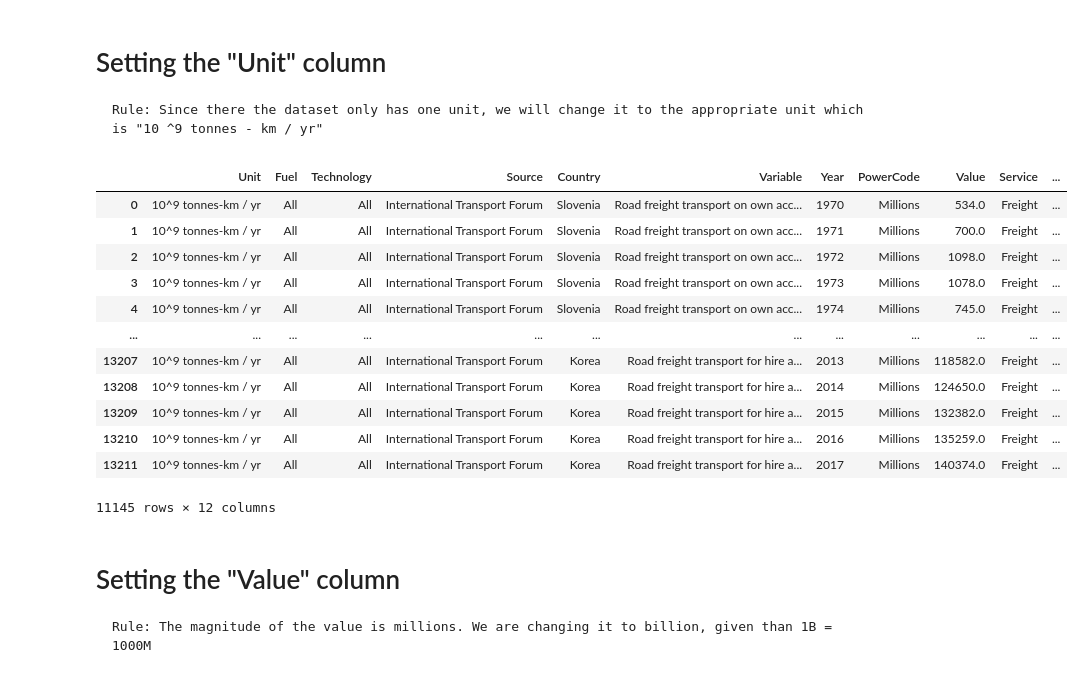
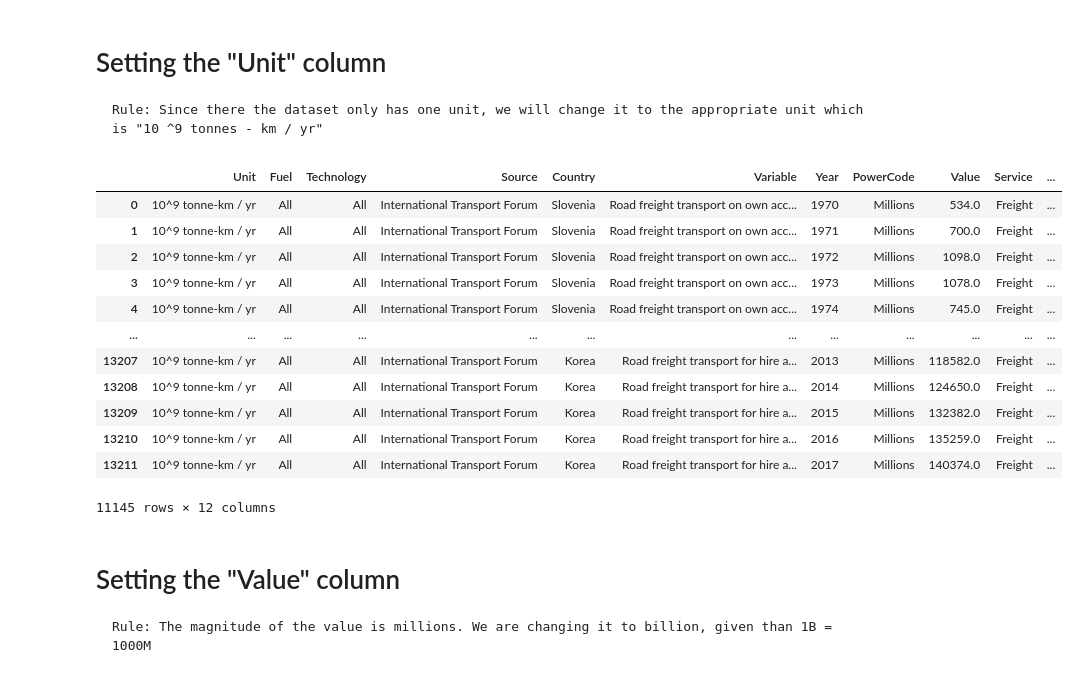
Before and after one commit to transportenergy/database, a Jupyter notebook: item/historical/scripts/T003.ipynb, the cells around one changed output. Saved outputs shown, nothing was run; the diff lists cells and outputs as text; code cells hidden in the pictures.

Commit message:
correcting the t003 unit

```diff
--- a/item/historical/scripts/T003.ipynb
+++ b/item/historical/scripts/T003.ipynb
@@ -366,21 +366,21 @@ set(df["Unit"])
 # %%
 # Erasing the current "Unit" column
 df.drop(columns=["Unit"], inplace = True)
-dataframeManager.simple_column_insert(df,ColumnName.UNIT.value,"10^9 tonnes-km / yr")
+dataframeManager.simple_column_insert(df,ColumnName.UNIT.value,"10^9 tonne-km / yr")
 df
 # %% [output]
 |  | Unit | Fuel | Technology | Source | Country | Variable | Year | PowerCode | Value | Service | ... |
-| 0 | 10^9 tonnes-km / yr | All | All | International Transport Forum | Slovenia | Road freight transport on own acc... | 1970 | Millions | 534.0 | Freight | ... |
-| 1 | 10^9 tonnes-km / yr | All | All | International Transport Forum | Slovenia | Road freight transport on own acc... | 1971 | Millions | 700.0 | Freight | ... |
-| 2 | 10^9 tonnes-km / yr | All | All | International Transport Forum | Slovenia | Road freight transport on own acc... | 1972 | Millions | 1098.0 | Freight | ... |
-| 3 | 10^9 tonnes-km / yr | All | All | International Transport Forum | Slovenia | Road freight transport on own acc... | 1973 | Millions | 1078.0 | Freight | ... |
-| 4 | 10^9 tonnes-km / yr | All | All | International Transport Forum | Slovenia | Road freight transport on own acc... | 1974 | Millions | 745.0 | Freight | ... |
+| 0 | 10^9 tonne-km / yr | All | All | International Transport Forum | Slovenia | Road freight transport on own acc... | 1970 | Millions | 534.0 | Freight | ... |
+| 1 | 10^9 tonne-km / yr | All | All | International Transport Forum | Slovenia | Road freight transport on own acc... | 1971 | Millions | 700.0 | Freight | ... |
+| 2 | 10^9 tonne-km / yr | All | All | International Transport Forum | Slovenia | Road freight transport on own acc... | 1972 | Millions | 1098.0 | Freight | ... |
+| 3 | 10^9 tonne-km / yr | All | All | International Transport Forum | Slovenia | Road freight transport on own acc... | 1973 | Millions | 1078.0 | Freight | ... |
+| 4 | 10^9 tonne-km / yr | All | All | International Transport Forum | Slovenia | Road freight transport on own acc... | 1974 | Millions | 745.0 | Freight | ... |
 | ... | ... | ... | ... | ... | ... | ... | ... | ... | ... | ... | ... |
-| 13207 | 10^9 tonnes-km / yr | All | All | International Transport Forum | Korea | Road freight transport for hire a... | 2013 | Millions | 118582.0 | Freight | ... |
-| 13208 | 10^9 tonnes-km / yr | All | All | International Transport Forum | Korea | Road freight transport for hire a... | 2014 | Millions | 124650.0 | Freight | ... |
-| 13209 | 10^9 tonnes-km / yr | All | All | International Transport Forum | Korea | Road freight transport for hire a... | 2015 | Millions | 132382.0 | Freight | ... |
-| 13210 | 10^9 tonnes-km / yr | All | All | International Transport Forum | Korea | Road freight transport for hire a... | 2016 | Millions | 135259.0 | Freight | ... |
-| 13211 | 10^9 tonnes-km / yr | All | All | International Transport Forum | Korea | Road freight transport for hire a... | 2017 | Millions | 140374.0 | Freight | ... |
+| 13207 | 10^9 tonne-km / yr | All | All | International Transport Forum | Korea | Road freight transport for hire a... | 2013 | Millions | 118582.0 | Freight | ... |
+| 13208 | 10^9 tonne-km / yr | All | All | International Transport Forum | Korea | Road freight transport for hire a... | 2014 | Millions | 124650.0 | Freight | ... |
+| 13209 | 10^9 tonne-km / yr | All | All | International Transport Forum | Korea | Road freight transport for hire a... | 2015 | Millions | 132382.0 | Freight | ... |
+| 13210 | 10^9 tonne-km / yr | All | All | International Transport Forum | Korea | Road freight transport for hire a... | 2016 | Millions | 135259.0 | Freight | ... |
+| 13211 | 10^9 tonne-km / yr | All | All | International Transport Forum | Korea | Road freight transport for hire a... | 2017 | Millions | 140374.0 | Freight | ... |
 11145 rows × 12 columns
 # %% [markdown]
 # Setting the "Value" column
```
Also changed, not shown: parts of 10 cells of this notebook.
